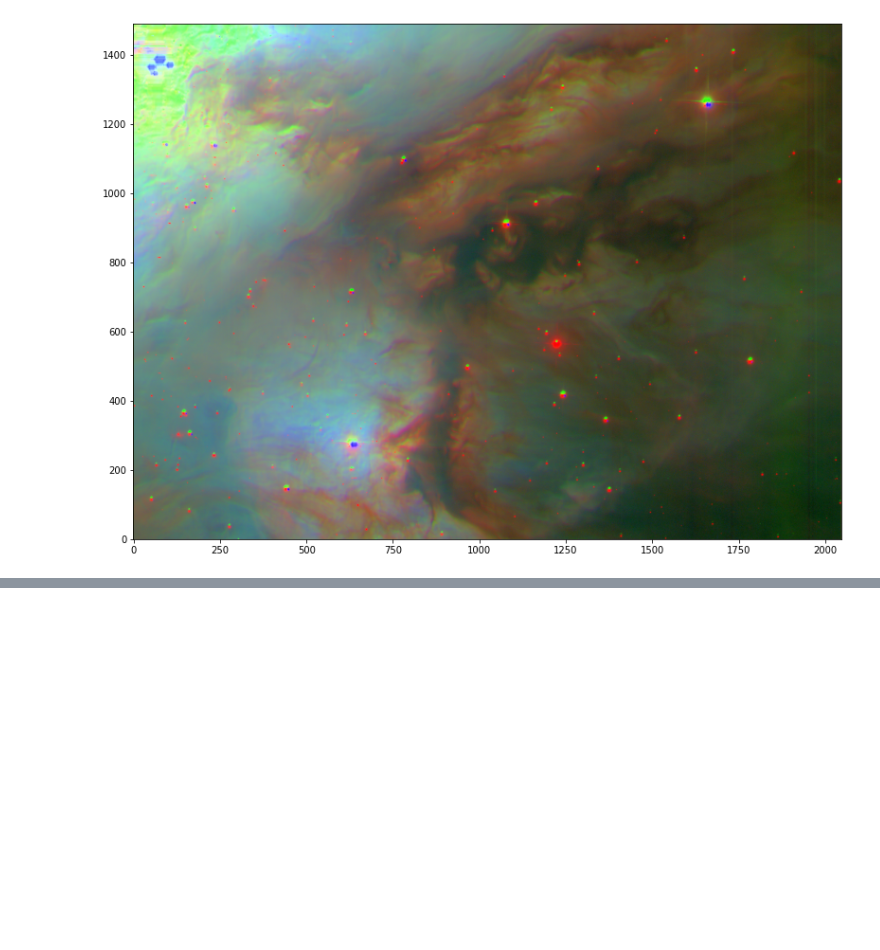
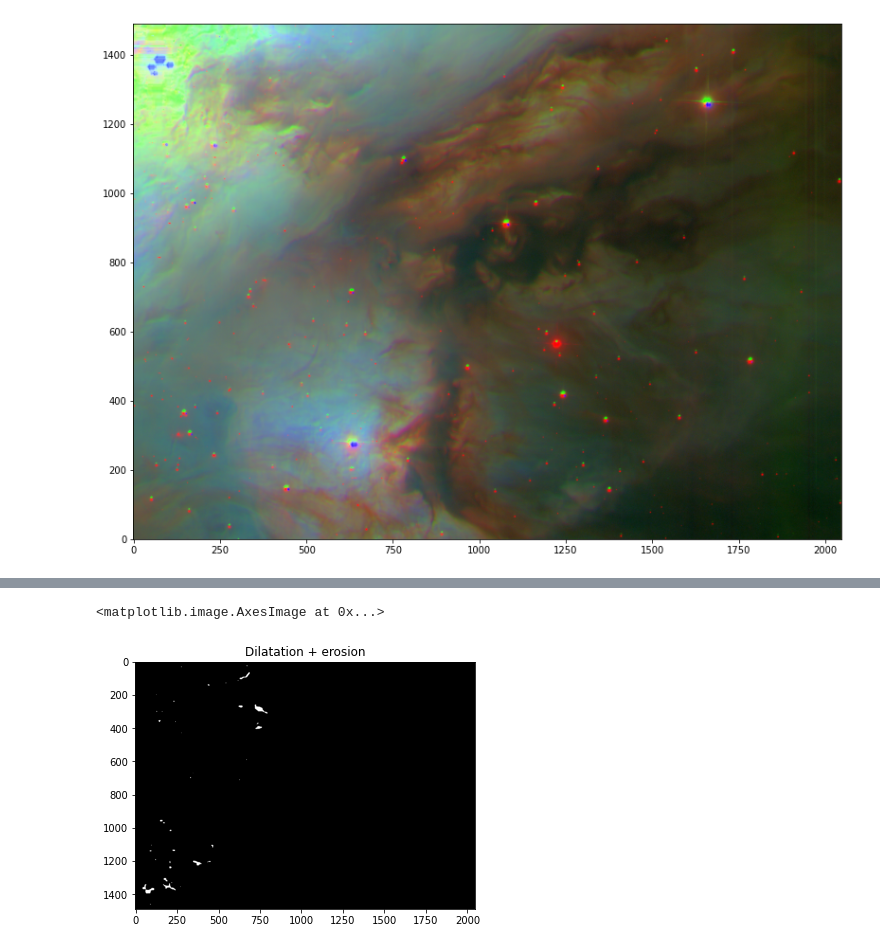
Before and after one commit to JoelsonSartoriJr/study-astrnomy, a Jupyter notebook: fits_image/rgb_image.ipynb, the cells around one changed output, grey strips where cells are left out. Cells and saved outputs as stored; diff of their text form; code cells hidden in the pictures; blank space fills up the shorter version.

```diff
--- a/fits_image/rgb_image.ipynb
+++ b/fits_image/rgb_image.ipynb
@@ -95,0 +127,12 @@ plt.savefig('img/rbgM42.jpg')
+# %%
+kernel = np.ones((15,15), np.uint8)
+img_dilation = cv2.dilate(thresh, kernel, iterations=1)
+img_erode = cv2.erode(img_dilation,kernel, iterations=1)
+# clean all noise after dilatation and erosion
+img_erode = cv2.medianBlur(img_erode, 7)
+plt.subplot(221)
+plt.title('Dilatation + erosion')
+plt.imshow(img_erode, cmap="gray", vmin=0, vmax=255)
+# %% [output]
+<matplotlib.image.AxesImage at 0x...>
+[figure, added]
```
Also changed, not shown: parts of 3 cells of this notebook, 4 other files.
